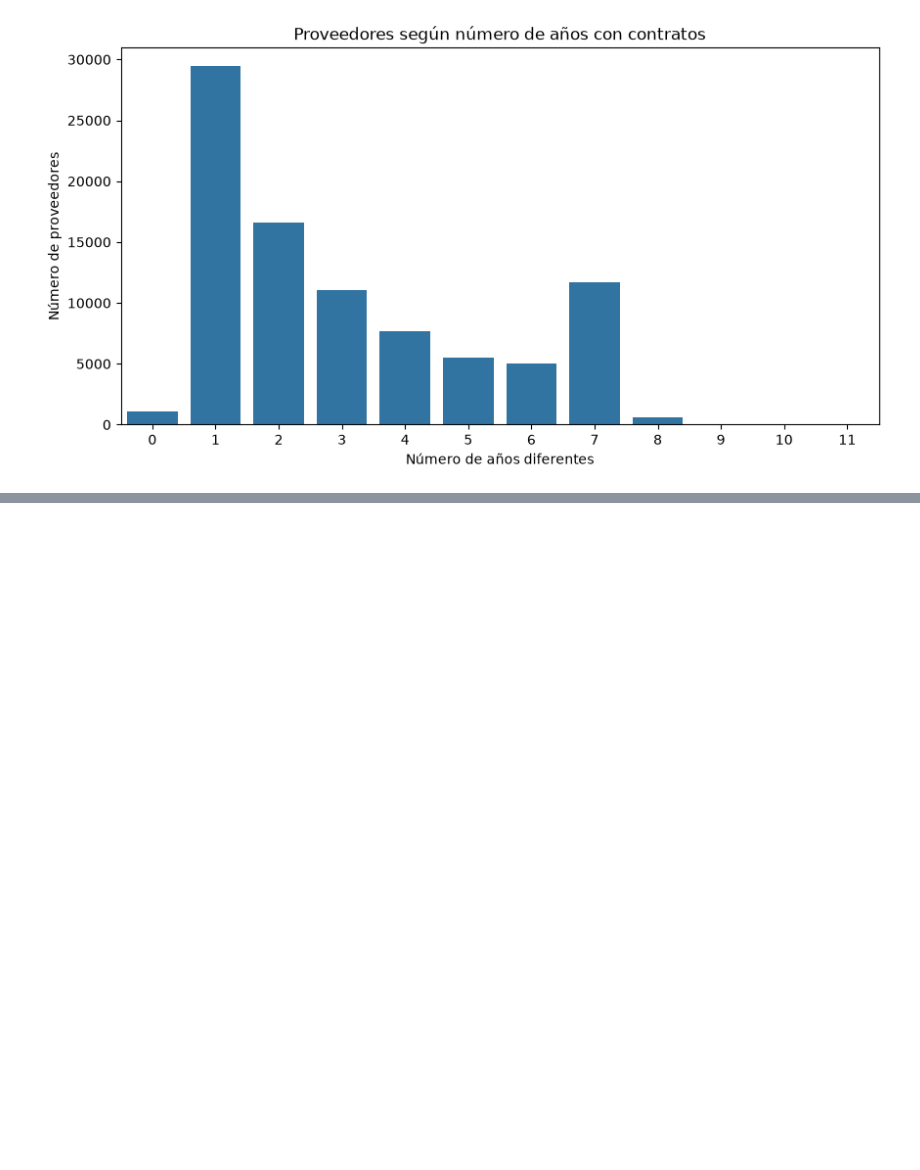
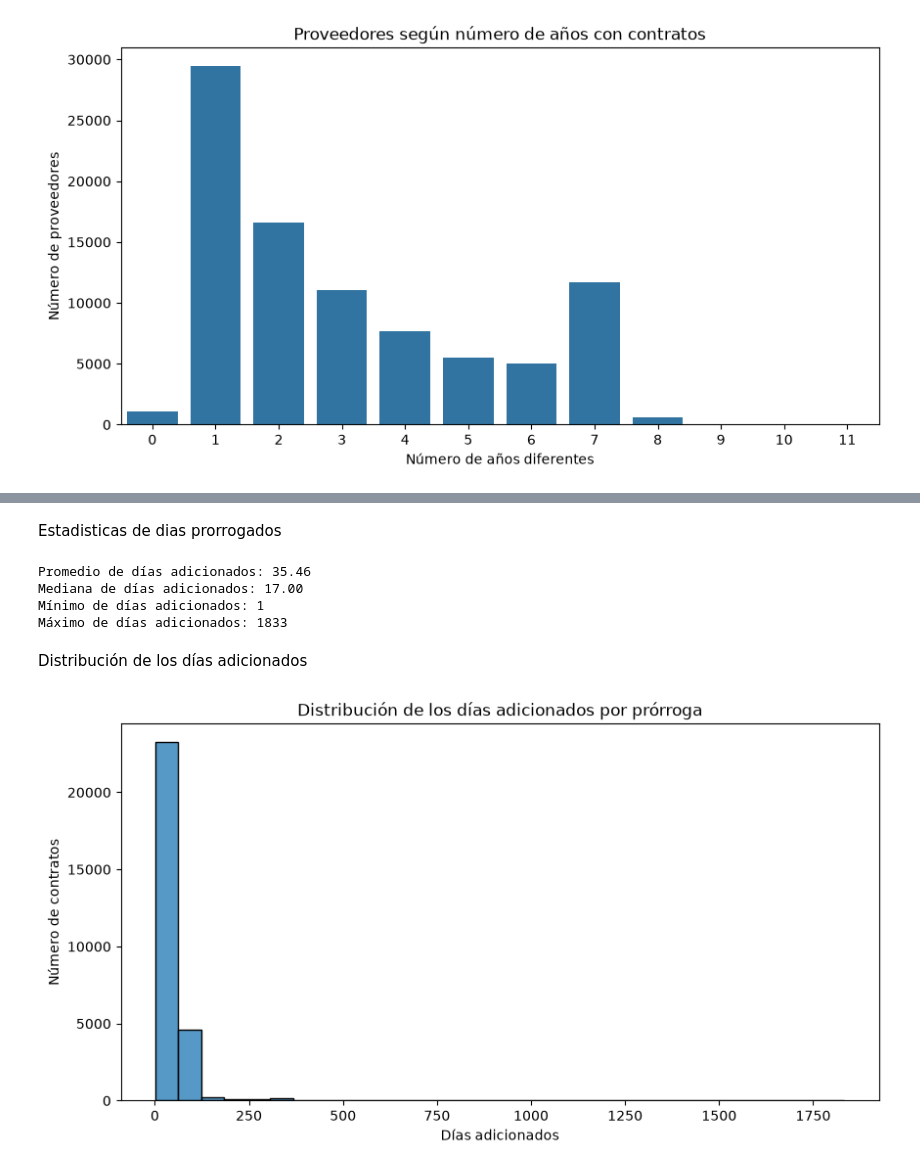
Before and after one commit to DanielN-11/acptd-proyecto1-sena, a Jupyter notebook: analisis_datos/pregunta2/analisis_pregunta2.ipynb, the cells around one changed output, grey strips where cells are left out. Cells and saved outputs as stored; diff of their text form; code cells hidden in the pictures; blank space fills up the shorter version.

```diff
--- a/analisis_datos/pregunta2/analisis_pregunta2.ipynb
+++ b/analisis_datos/pregunta2/analisis_pregunta2.ipynb
@@ -228,0 +295,32 @@ plt.show()
+# %% [markdown]
+Estadisticas de dias prorrogados
+# %%
+dias_prorroga = df.loc[
+    df["tuvo_prorroga"], "dias_adicionados"
+]
+
+print(f"Promedio de días adicionados: {dias_prorroga.mean():.2f}")
+print(f"Mediana de días adicionados: {dias_prorroga.median():.2f}")
+print(f"Mínimo de días adicionados: {dias_prorroga.min():.0f}")
+print(f"Máximo de días adicionados: {dias_prorroga.max():.0f}")
+# %% [output]
+Promedio de días adicionados: 35.46
+Mediana de días adicionados: 17.00
+Mínimo de días adicionados: 1
+Máximo de días adicionados: 1833
+# %% [markdown]
+Distribución de los días adicionados
+# %%
+plt.figure(figsize=(10, 5))
+
+sns.histplot(
+    dias_prorroga,
+    bins=30
+)
+
+plt.title("Distribución de los días adicionados por prórroga")
+plt.xlabel("Días adicionados")
+plt.ylabel("Número de contratos")
+plt.show()
+# %% [output]
+[figure, added]
```
Also changed, not shown: parts of 8 cells of this notebook.
